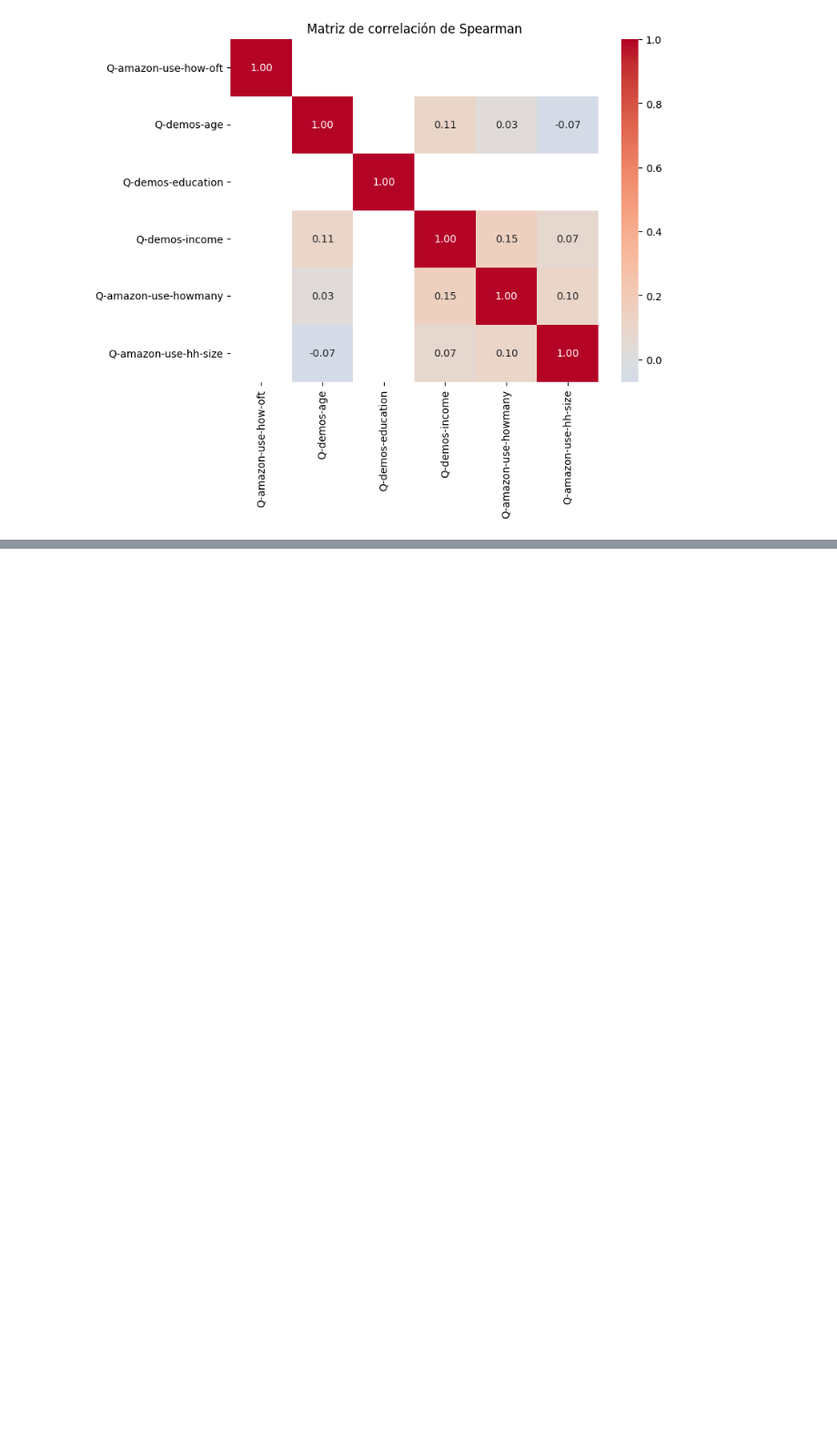
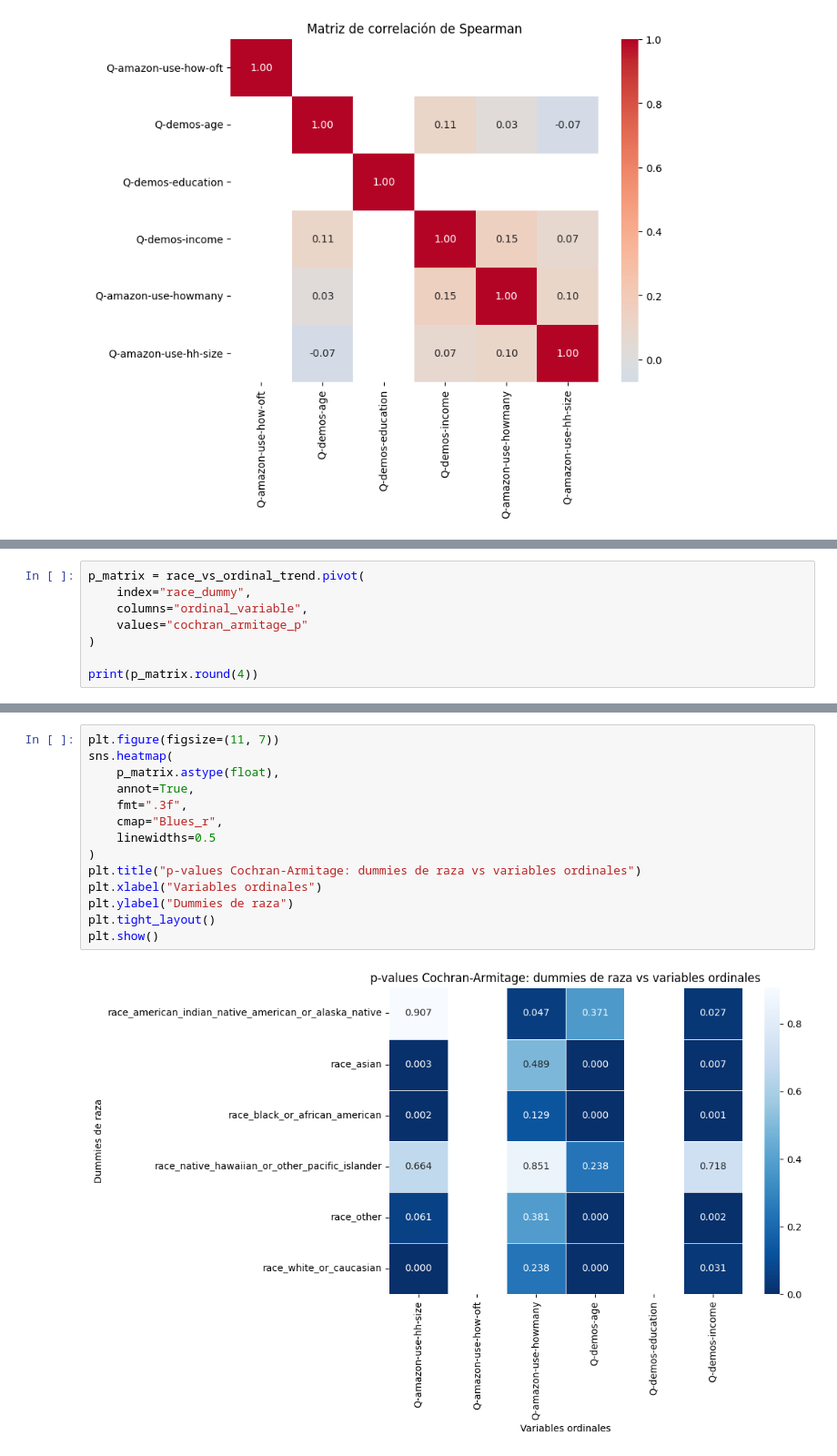
Before and after one commit to Th-msc-data-2026-ujav/Segmentacion-de-clientes-Samsung-SioW-SoW-y-Pow, a Jupyter notebook: analisis exploratorio/analisis_exploratorio.ipynb, the cells around one changed output, grey strips where cells are left out. Shown at 91% size. Drawn from its saved outputs; the diff is of its cells as text; blank space fills up the shorter version.

```diff
--- a/analisis exploratorio/analisis_exploratorio.ipynb
+++ b/analisis exploratorio/analisis_exploratorio.ipynb
@@ -487,0 +858,8 @@ plt.show()
+# %%
+p_matrix = race_vs_ordinal_trend.pivot(
+    index="race_dummy",
+    columns="ordinal_variable",
+    values="cochran_armitage_p"
+)
+
+print(p_matrix.round(4))
@@ -487,0 +901,16 @@ plt.show()
+# %%
+plt.figure(figsize=(11, 7))
+sns.heatmap(
+    p_matrix.astype(float),
+    annot=True,
+    fmt=".3f",
+    cmap="Blues_r",
+    linewidths=0.5
+)
+plt.title("p-values Cochran-Armitage: dummies de raza vs variables ordinales")
+plt.xlabel("Variables ordinales")
+plt.ylabel("Dummies de raza")
+plt.tight_layout()
+plt.show()
+# %% [output]
+[figure, added]
```
Also changed, not shown: parts of 13 cells of this notebook, 2 other files.
